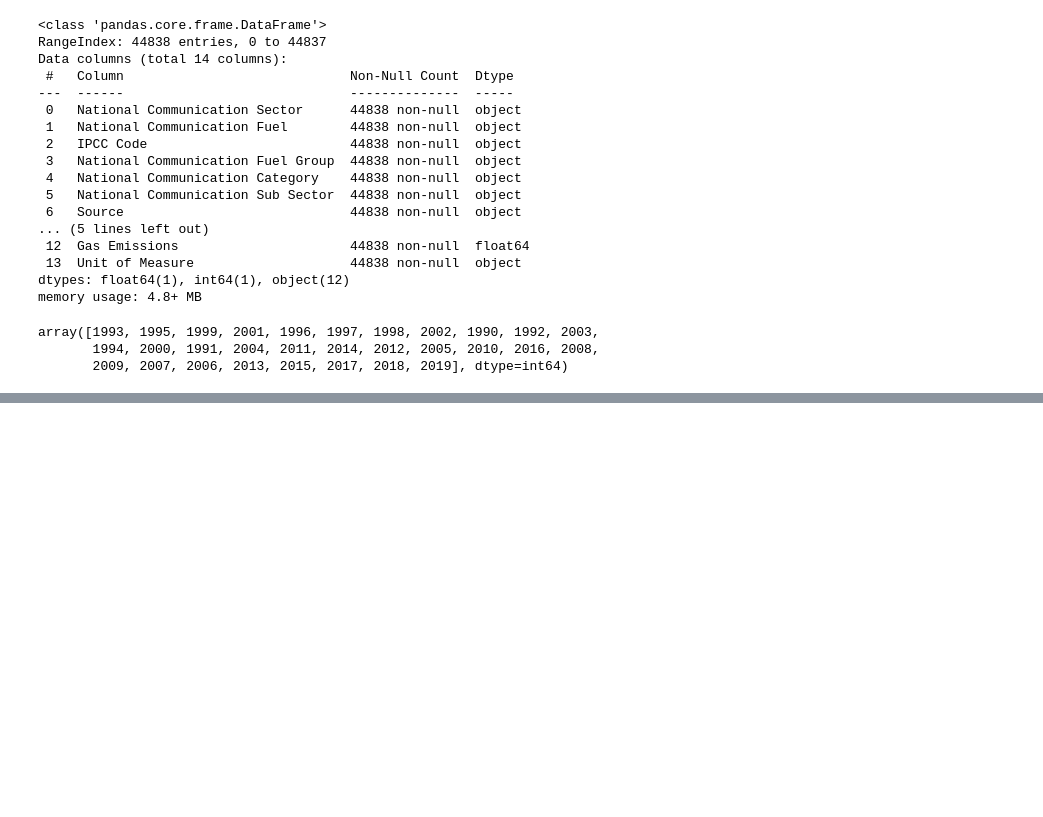
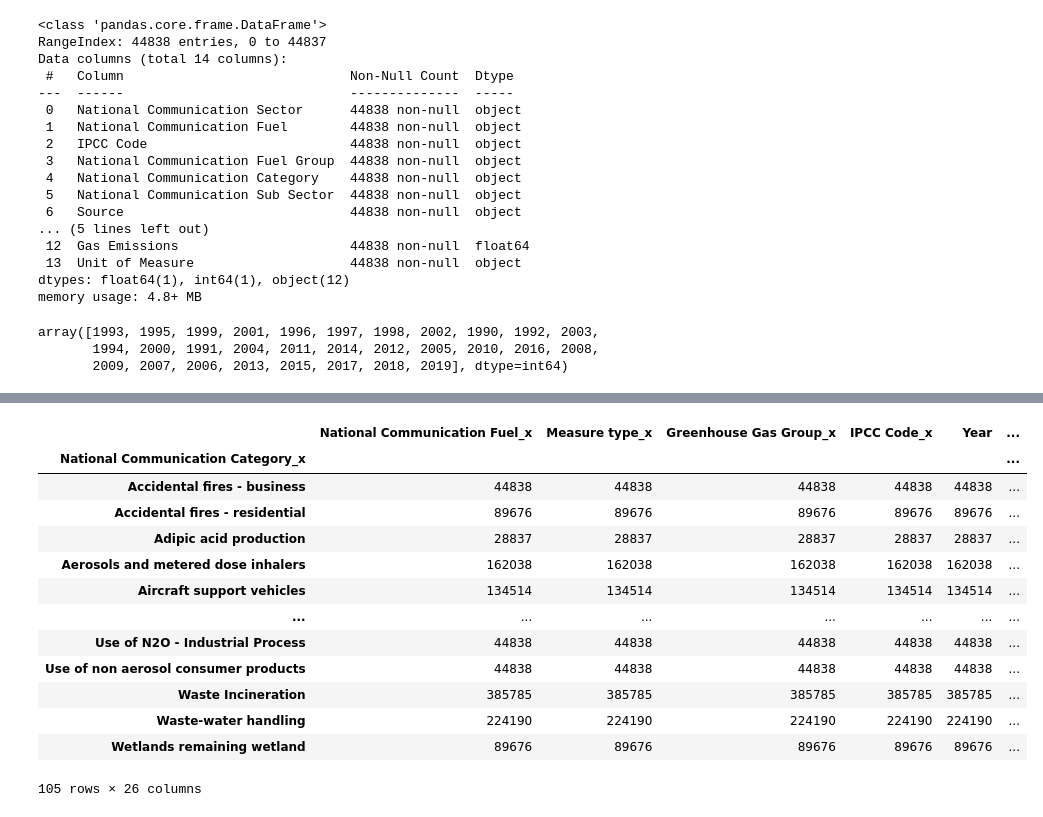
Before and after one commit to fbrowther/Global-Warming-UK-Greenhouse-Gas-Emissions, a Jupyter notebook: Initial Data Import and Analysis.ipynb, the cells around one changed output, grey strips where cells are left out. Saved outputs shown, nothing was run; the diff lists cells and outputs as text; code cells hidden in the pictures; blank space fills up the shorter version.

Commit message:
Grouped Sectors

```diff
--- a/Initial Data Import and Analysis.ipynb
+++ b/Initial Data Import and Analysis.ipynb
@@ -93,0 +104,19 @@ array([1993, 1995, 1999, 2001, 1996, 1997, 1998, 2002, 1990, 1992, 2003,
+# %%
+sector_use = data_df.groupby('National Communication Category_x')
+
+sector_use.count()
+# %% [output]
+|  | National Communication Fuel_x | Measure type_x | Greenhouse Gas Group_x | IPCC Code_x | Year | ... |
+| National Communication Category_x |  |  |  |  |  | ... |
+| Accidental fires - business | 44838 | 44838 | 44838 | 44838 | 44838 | ... |
+| Accidental fires - residential | 89676 | 89676 | 89676 | 89676 | 89676 | ... |
+| Adipic acid production | 28837 | 28837 | 28837 | 28837 | 28837 | ... |
+| Aerosols and metered dose inhalers | 162038 | 162038 | 162038 | 162038 | 162038 | ... |
+| Aircraft support vehicles | 134514 | 134514 | 134514 | 134514 | 134514 | ... |
+| ... | ... | ... | ... | ... | ... | ... |
+| Use of N2O - Industrial Process | 44838 | 44838 | 44838 | 44838 | 44838 | ... |
+| Use of non aerosol consumer products | 44838 | 44838 | 44838 | 44838 | 44838 | ... |
+| Waste Incineration | 385785 | 385785 | 385785 | 385785 | 385785 | ... |
+| Waste-water handling | 224190 | 224190 | 224190 | 224190 | 224190 | ... |
+| Wetlands remaining wetland | 89676 | 89676 | 89676 | 89676 | 89676 | ... |
+105 rows × 26 columns
```
Also changed, not shown: parts of 2 cells of this notebook.
